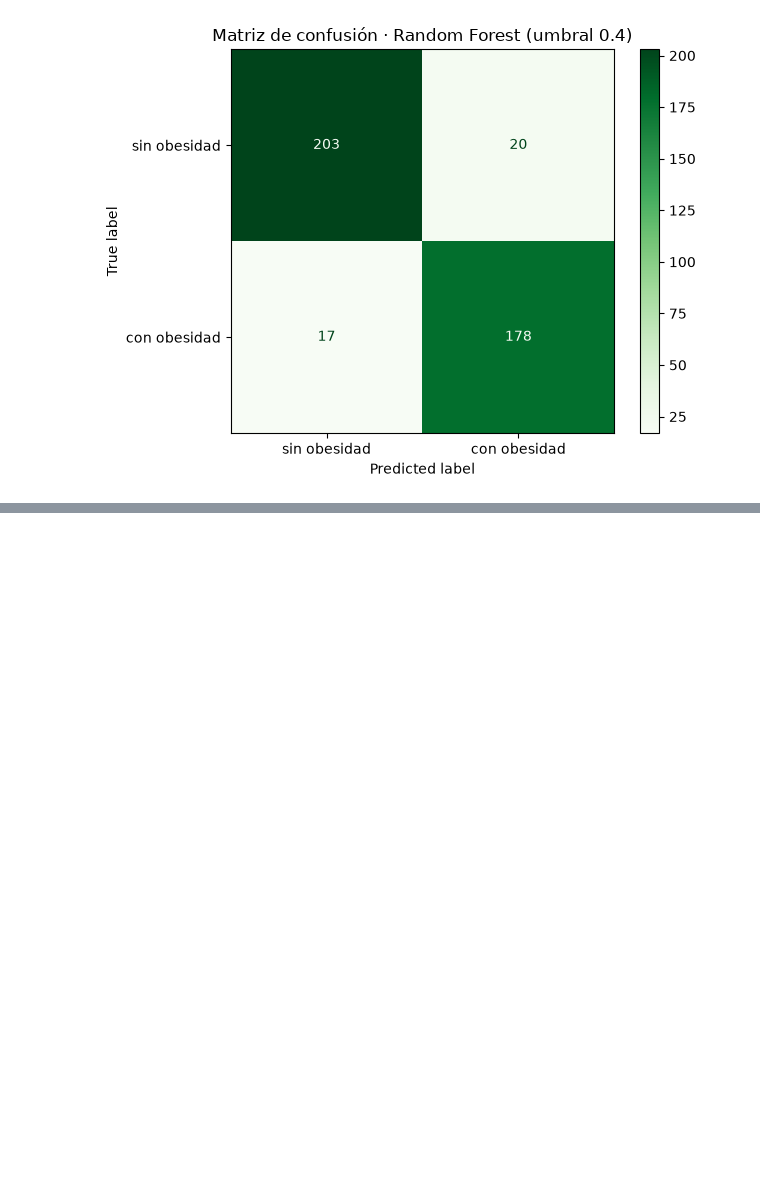
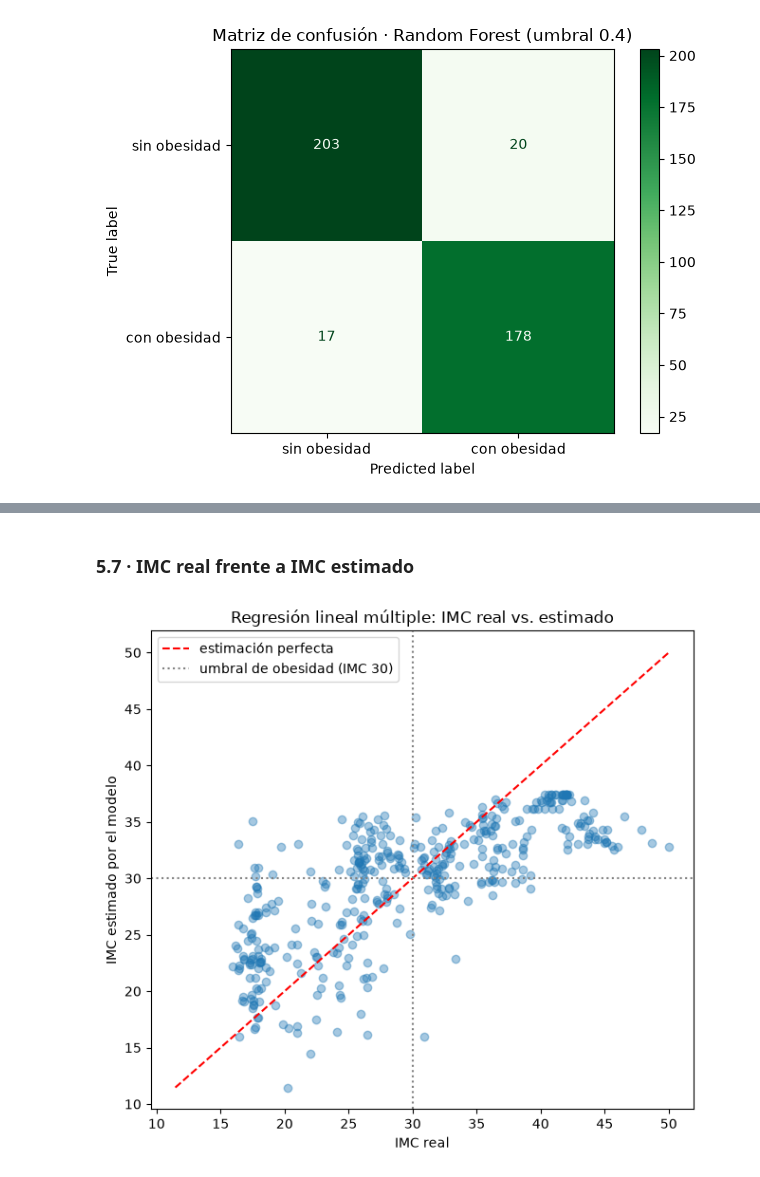
Before and after one commit to Mayerly3suarez/ML_2026Q4, a Jupyter notebook: src/Actividades_Evaluativas/EA3_modelo.ipynb, the cells around one changed output, grey strips where cells are left out. Drawn from its saved outputs; the diff is of its cells as text; code cells hidden in the pictures; blank space fills up the shorter version.

Commit message:
EA3: agrega modelo de regresión lineal del IMC con la clase RegresionLineal y corrige el título

```diff
--- a/src/Actividades_Evaluativas/EA3_modelo.ipynb
+++ b/src/Actividades_Evaluativas/EA3_modelo.ipynb
@@ -707,0 +755,11 @@ real 1      17     178
+# %%
+df_reg = df.copy()
+df_reg["es_hombre"] = (df_reg["genero"] == "Male").astype(int)
+transporte_dummies = pd.get_dummies(df_reg["transporte"], prefix="transporte", drop_first=True).astype(int)
+df_reg = pd.concat([df_reg, transporte_dummies], axis=1)
+
+PREDICTORAS_REG = predictoras_num + predictoras_bin + ["es_hombre"] + list(transporte_dummies.columns)
+OBJETIVO_REG = "imc"
+print("Predictoras de la regresión:", PREDICTORAS_REG)
+print("Objetivo:", OBJETIVO_REG)
+df_reg[PREDICTORAS_REG + [OBJETIVO_REG]].head()
@@ -707,0 +832,4 @@ real 1      17     178
+# %%
+regresion_multiple = RegresionLineal(feature_column=PREDICTORAS_REG, target_column=OBJETIVO_REG,
+                                     test_size=0.2, random_state=SEMILLA)
+r_multiple = regresion_multiple.ejecutar(df=df_reg)
@@ -707,0 +877,21 @@ real 1      17     178
+# %% [markdown]
+### 5.7 · IMC real frente a IMC estimado
+# %%
+y_real = regresion_multiple.y_test.to_numpy()
+y_estimado = np.asarray(r_multiple["predicciones"])
+limites = [min(y_real.min(), y_estimado.min()), max(y_real.max(), y_estimado.max())]
+
+fig, ax = plt.subplots(figsize=(6.5, 6))
+ax.scatter(y_real, y_estimado, alpha=0.4)
+ax.plot(limites, limites, color="red", linestyle="--", label="estimación perfecta")
+ax.axhline(30, color="gray", linestyle=":", label="umbral de obesidad (IMC 30)")
+ax.axvline(30, color="gray", linestyle=":")
+ax.set_xlabel("IMC real")
+ax.set_ylabel("IMC estimado por el modelo")
+ax.set_title("Regresión lineal múltiple: IMC real vs. estimado")
+ax.legend()
+plt.tight_layout()
+plt.savefig("graficas/EA3_regresion_real_vs_estimado.png", dpi=120)
+plt.show()
+# %% [output]
+[figure, added]
```
Also changed, not shown: parts of 24 cells of this notebook.
